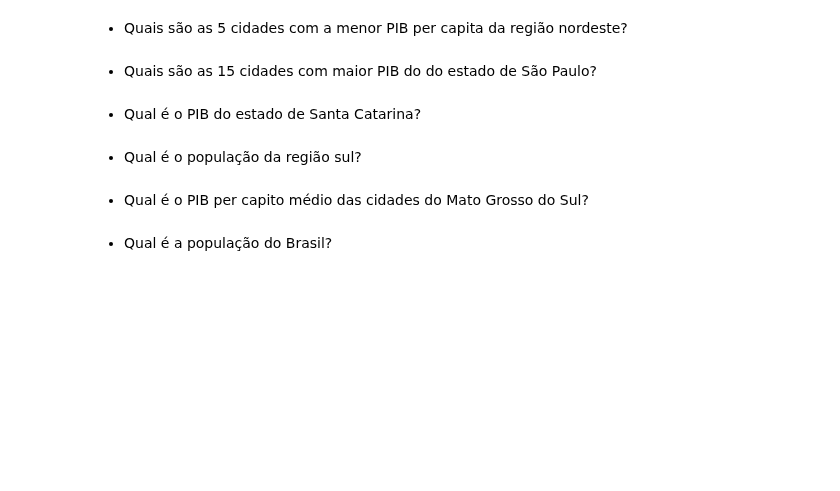
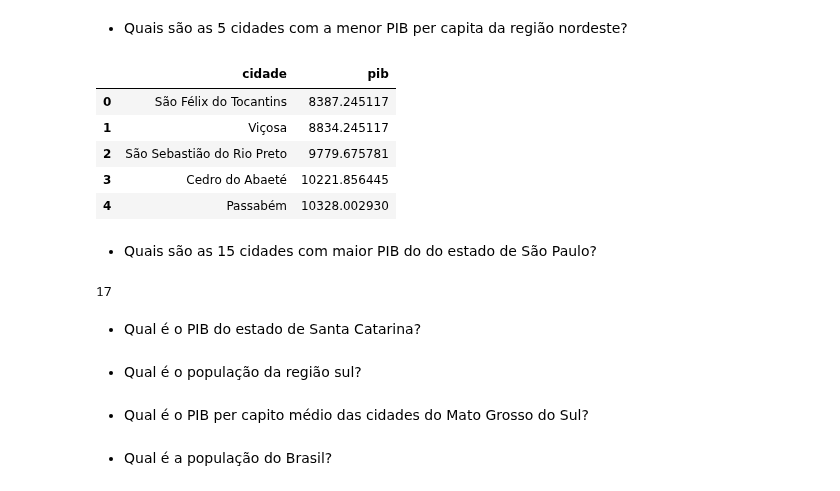
Before and after one commit to joaocabeca2/ebac, a Jupyter notebook: Profissao_Analista_de_dados_M13_Exercicio.ipynb, the cells around one changed output. Drawn from its saved outputs; the diff is of its cells as text; code cells hidden in the pictures; blank space fills up the shorter version.

```diff
--- a/Profissao_Analista_de_dados_M13_Exercicio.ipynb
+++ b/Profissao_Analista_de_dados_M13_Exercicio.ipynb
@@ -179,2 +221,13 @@ Utilize o dataframe `brasil_df` para responder as seguintes perguntas de negóci
+# %%
+cidades5_menor_pib = dados_br.nsmallest(5,'pib').reset_index(drop=True)
+cidades5_menor_pib = cidades5_menor_pib[['cidade','pib']]
+cidades5_menor_pib
+# %% [output]
+|  | cidade | pib |
+| 0 | São Félix do Tocantins | 8387.245117 |
+| 1 | Viçosa | 8834.245117 |
+| 2 | São Sebastião do Rio Preto | 9779.675781 |
+| 3 | Cedro do Abaeté | 10221.856445 |
+| 4 | Passabém | 10328.002930 |
 # %% [markdown]
  - Quais são as 15 cidades com maior PIB do do estado de São Paulo?
@@ -183,3 +234,7 @@ Utilize o dataframe `brasil_df` para responder as seguintes perguntas de negóci
+# %%
+len(dados_br['uf'].unique())
+# %% [output]
+17
 # %% [markdown]
  - Qual é o PIB do estado de Santa Catarina?
 # %%
```
Also changed, not shown: parts of 12 cells of this notebook.
